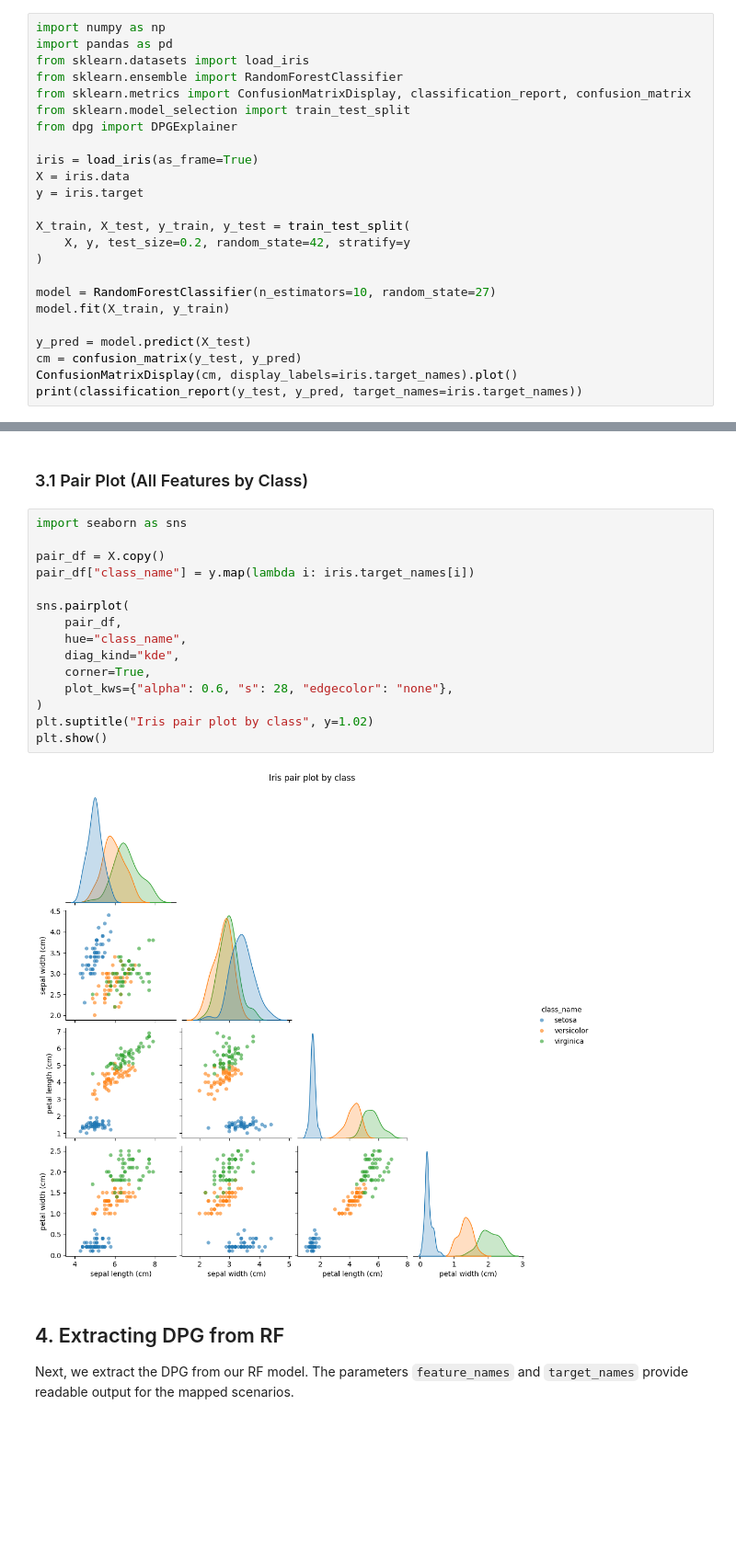
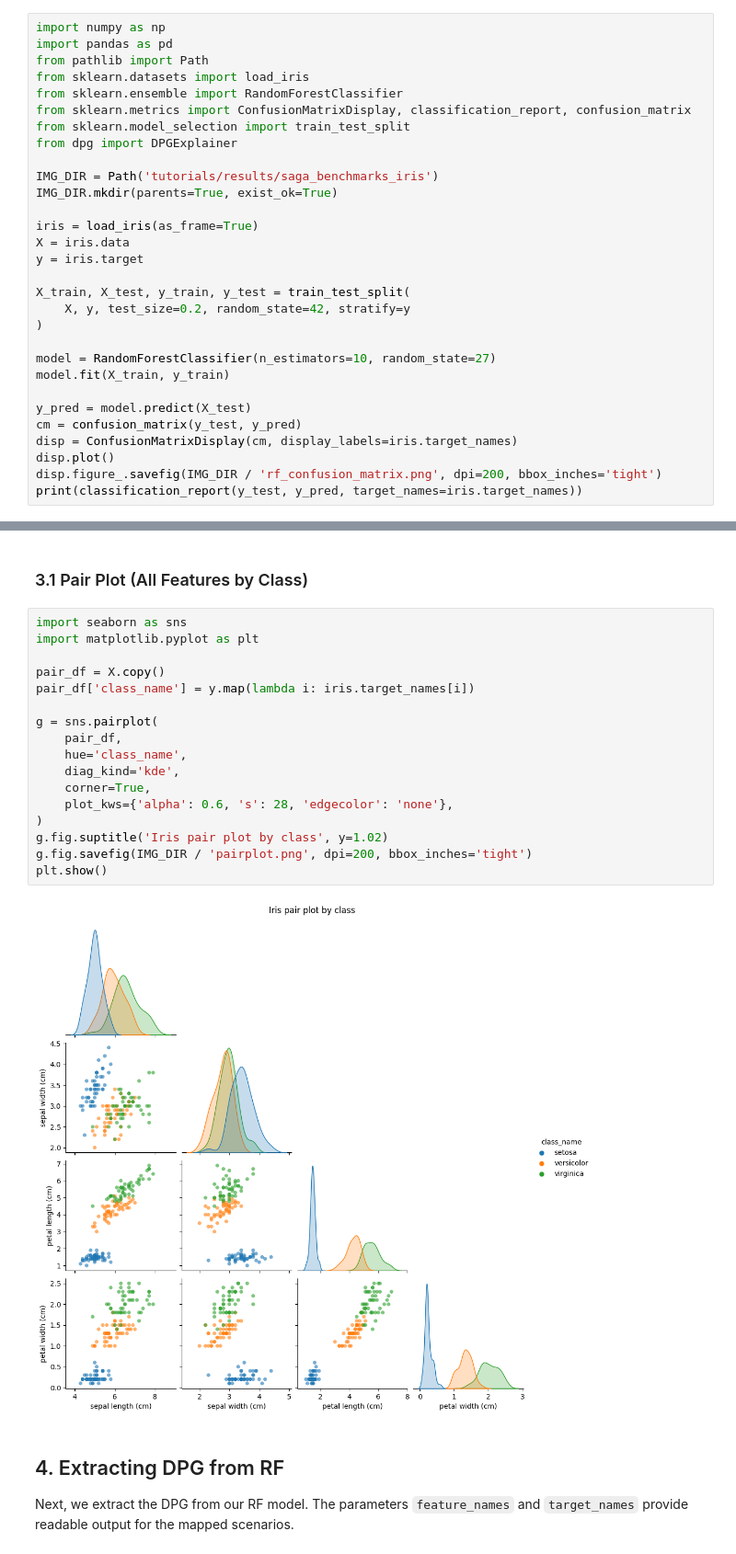
Before and after one commit to Meta-Group/DPG, a Jupyter notebook: tutorials/saga_benchmarks_iris.ipynb, the cells around one changed output, grey strips where cells are left out. Shown at 92% size. Cells and saved outputs as stored; diff of their text form; blank space fills up the shorter version.

```diff
--- a/tutorials/saga_benchmarks_iris.ipynb
+++ b/tutorials/saga_benchmarks_iris.ipynb
@@ -56,11 +60,15 @@ Note: you may need to restart the kernel to use updated packages.
 # %%
 import numpy as np
 import pandas as pd
+from pathlib import Path
 from sklearn.datasets import load_iris
 from sklearn.ensemble import RandomForestClassifier
 from sklearn.metrics import ConfusionMatrixDisplay, classification_report, confusion_matrix
 from sklearn.model_selection import train_test_split
 from dpg import DPGExplainer
+
+IMG_DIR = Path('tutorials/results/saga_benchmarks_iris')
+IMG_DIR.mkdir(parents=True, exist_ok=True)
 
 iris = load_iris(as_frame=True)
 X = iris.data
@@ -75,7 +83,9 @@ model.fit(X_train, y_train)
 
 y_pred = model.predict(X_test)
 cm = confusion_matrix(y_test, y_pred)
-ConfusionMatrixDisplay(cm, display_labels=iris.target_names).plot()
+disp = ConfusionMatrixDisplay(cm, display_labels=iris.target_names)
+disp.plot()
+disp.figure_.savefig(IMG_DIR / 'rf_confusion_matrix.png', dpi=200, bbox_inches='tight')
 print(classification_report(y_test, y_pred, target_names=iris.target_names))
 # %% [output]
               precision    recall  f1-score   support
@@ -92,21 +102,23 @@ weighted avg       0.92      0.90      0.90        30
 ### 3.1 Pair Plot (All Features by Class)
 # %%
 import seaborn as sns
+import matplotlib.pyplot as plt
 
 pair_df = X.copy()
-pair_df["class_name"] = y.map(lambda i: iris.target_names[i])
+pair_df['class_name'] = y.map(lambda i: iris.target_names[i])
 
-sns.pairplot(
+g = sns.pairplot(
     pair_df,
-    hue="class_name",
-    diag_kind="kde",
+    hue='class_name',
+    diag_kind='kde',
     corner=True,
-    plot_kws={"alpha": 0.6, "s": 28, "edgecolor": "none"},
+    plot_kws={'alpha': 0.6, 's': 28, 'edgecolor': 'none'},
 )
-plt.suptitle("Iris pair plot by class", y=1.02)
+g.fig.suptitle('Iris pair plot by class', y=1.02)
+g.fig.savefig(IMG_DIR / 'pairplot.png', dpi=200, bbox_inches='tight')
 plt.show()
 # %% [output]
-[figure, old version]
+[figure, new version]
 # %% [markdown]
 ## 4. Extracting DPG from RF
 
```
Also changed, not shown: parts of 10 cells of this notebook, 5 other files.
